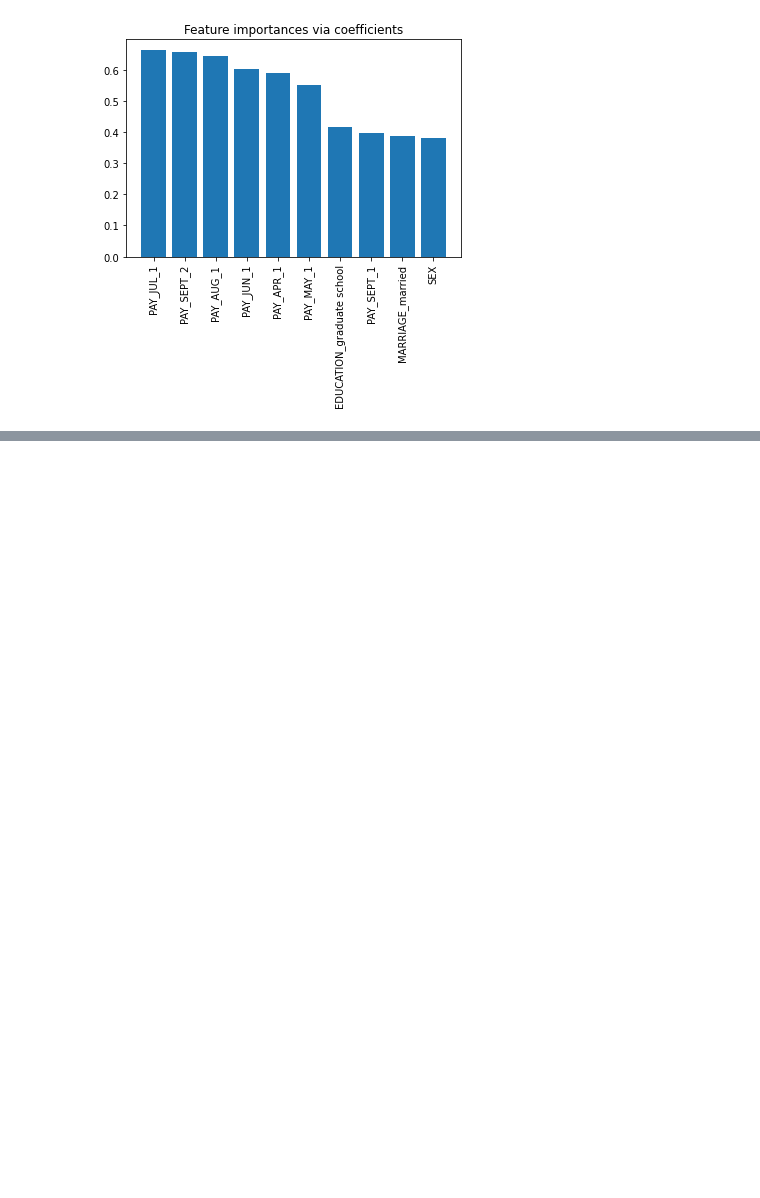
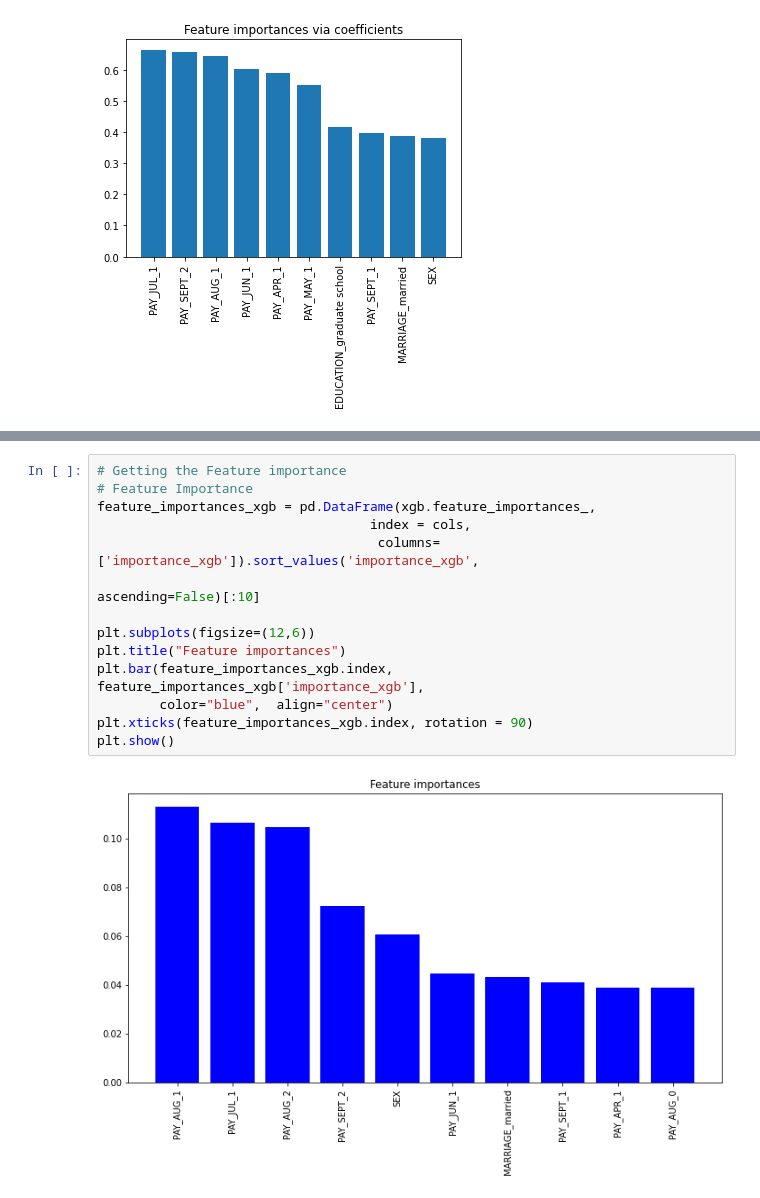
Before and after one commit to Aehteshaam-Shaikh/Credit-Card-Default-Prediction, a Jupyter notebook: Credit_Card_Default_Prediction_Capstone_Project.ipynb, the cells around one changed output, grey strips where cells are left out. Drawn from its saved outputs; the diff is of its cells as text; blank space fills up the shorter version.

```diff
--- a/Credit_Card_Default_Prediction_Capstone_Project.ipynb
+++ b/Credit_Card_Default_Prediction_Capstone_Project.ipynb
@@ -546,0 +831,16 @@ plt.show()
+# %%
+# Getting the Feature importance
+# Feature Importance
+feature_importances_xgb = pd.DataFrame(xgb.feature_importances_,
+                                   index = cols,
+                                    columns=['importance_xgb']).sort_values('importance_xgb',
+                                                                        ascending=False)[:10]
+
+plt.subplots(figsize=(12,6))
+plt.title("Feature importances")
+plt.bar(feature_importances_xgb.index, feature_importances_xgb['importance_xgb'],
+        color="blue",  align="center")
+plt.xticks(feature_importances_xgb.index, rotation = 90)
+plt.show()
+# %% [output]
+[figure, added]
```
Also changed, not shown: parts of 31 cells of this notebook.
